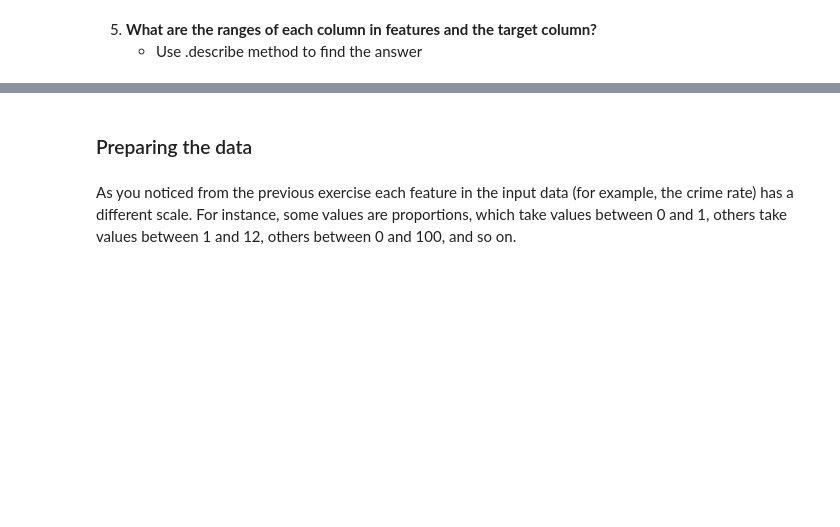
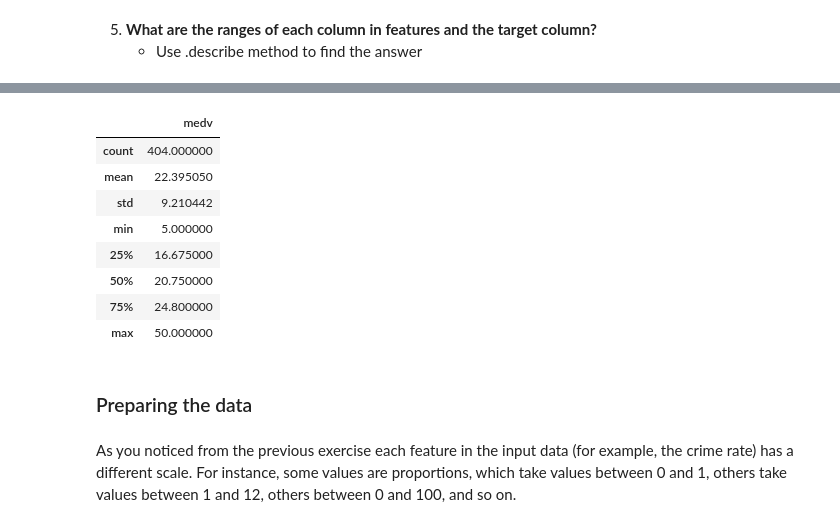
Before and after one commit to amr1235/DeepLearningTutarials, a Jupyter notebook: ass 2/A2_neural_networks.ipynb, the cells around one changed output, grey strips where cells are left out. Drawn from its saved outputs; the diff is of its cells as text; code cells hidden in the pictures; blank space fills up the shorter version.

```diff
--- a/ass 2/A2_neural_networks.ipynb
+++ b/ass 2/A2_neural_networks.ipynb
@@ -457,5 +536,16 @@ features_df.info()
 # %%
 ### Code for Target ### (≈ 1 line of code)
+targets_df.describe()
+# %% [output]
+|  | medv |
+| count | 404.000000 |
+| mean | 22.395050 |
+| std | 9.210442 |
+| min | 5.000000 |
+| 25% | 16.675000 |
+| 50% | 20.750000 |
+| 75% | 24.800000 |
+| max | 50.000000 |
 # %% [markdown]
 ### Preparing the data
 # %% [markdown]
```
Also changed, not shown: parts of 35 cells of this notebook.
